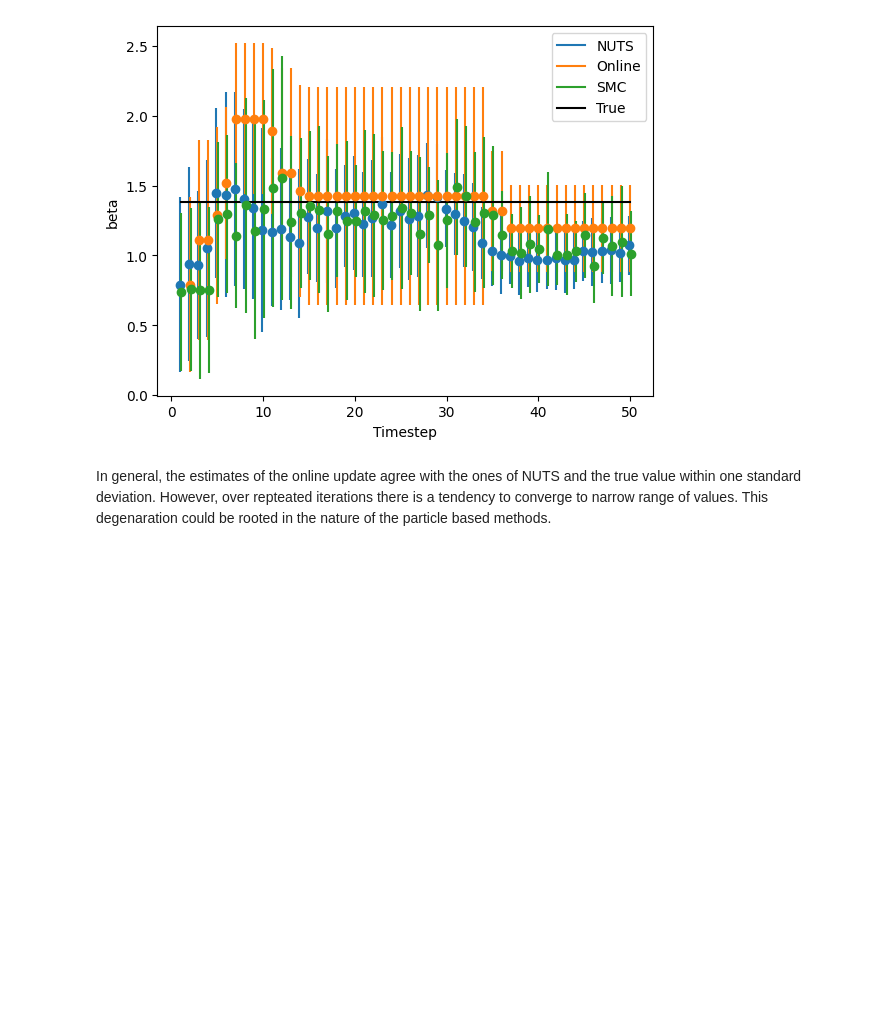
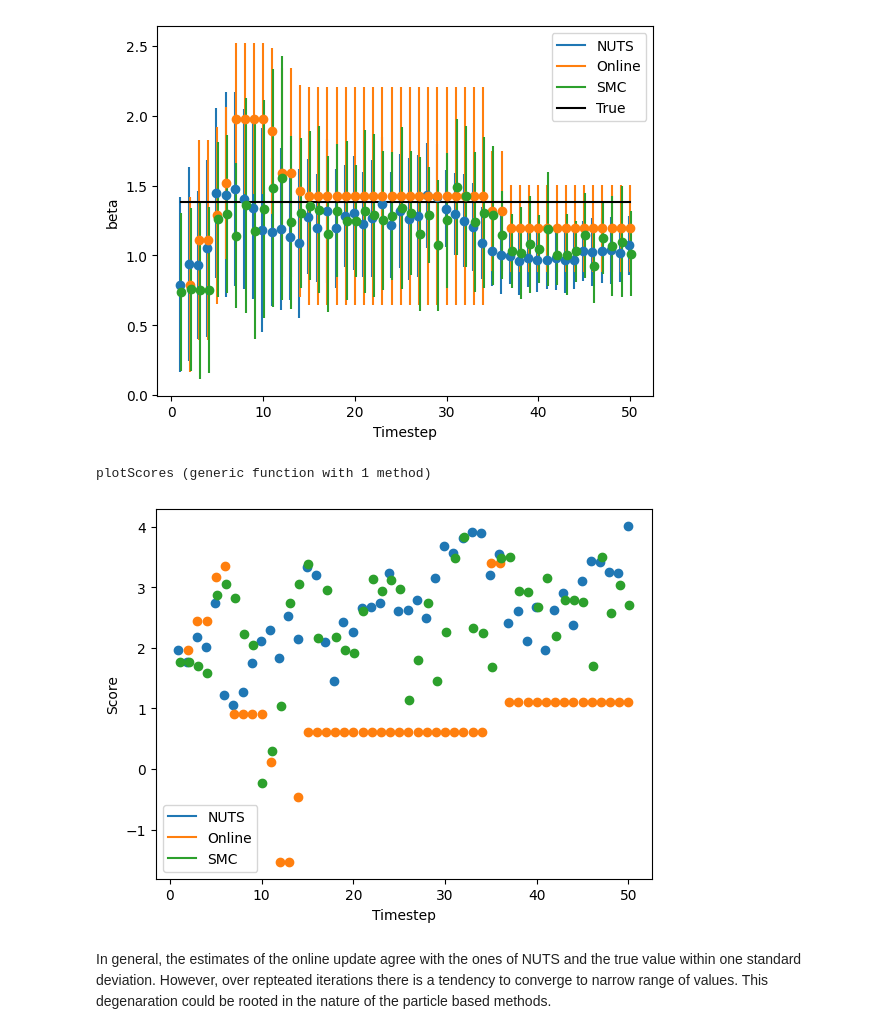
Before and after one commit to hildebrandtlab/TuringOnline.jl, a Jupyter notebook: benchmark/GARCH.ipynb, the cells around one changed output. Saved outputs shown, nothing was run; the diff lists cells and outputs as text; code cells hidden in the pictures; blank space fills up the shorter version.

Commit message:
Added scores to use cases.

```diff
--- a/benchmark/GARCH.ipynb
+++ b/benchmark/GARCH.ipynb
@@ -618,6 +633,53 @@ plotEstimates(chainDict,"alpha",prior_chain)
 plotEstimates(chainDict,"beta",prior_chain)
 # %% [output]
 [figure]
+# %%
+function plotScores(chainDict,params,trueVals)
+    # time indices
+    times = sort(unique([t for (t,m) in keys(chainDict)]))
+
+    colorDict = Dict("NUTS" => "C0","Online" => "C1","SMC" => "C2")
+    jitter = 0.09
+    jitterDict = Dict("NUTS" => -jitter,"Online" => 0.0,"SMC" => jitter)
+
+    methods = ["NUTS","Online","SMC"]
+
+    # extract values
+    for method in methods
+        for t in times
+            key = (t,method)
+            if haskey(chainDict, key)
+                chain = chainDict[key]
+                score = scoring.getScore(chain,params,trueVals)
+
+                # pseudo x with jitter
+                x = t
+                x += jitterDict[method]
+
+                # plot errorbars
+                plt.errorbar(x=x,y=score,fmt="o",color=colorDict[method])
+            end
+        end
+    end
+
+    # Add legend
+    for method in methods
+       plt.plot([],[],color=colorDict[method],label=method)
+    end
+    plt.legend()
+
+    # set labels
+    plt.ylabel("Score")
+    plt.xlabel("Timestep")
+
+    return nothing
+end
+# %% [output]
+plotScores (generic function with 1 method)
+# %%
+plotScores(chainDict,[:omega,:alpha,:beta],trueVals)
+# %% [output]
+[figure, added]
 # %% [markdown]
 In general, the estimates of the online update agree with the ones of NUTS and the true value within one standard deviation. However, over repteated iterations there is a tendency to converge to narrow range of values. This degenaration could be rooted in the nature of the particle based methods.
 # %% [markdown]
```
Also changed, not shown: parts of 4 cells of this notebook, 2 other files.
